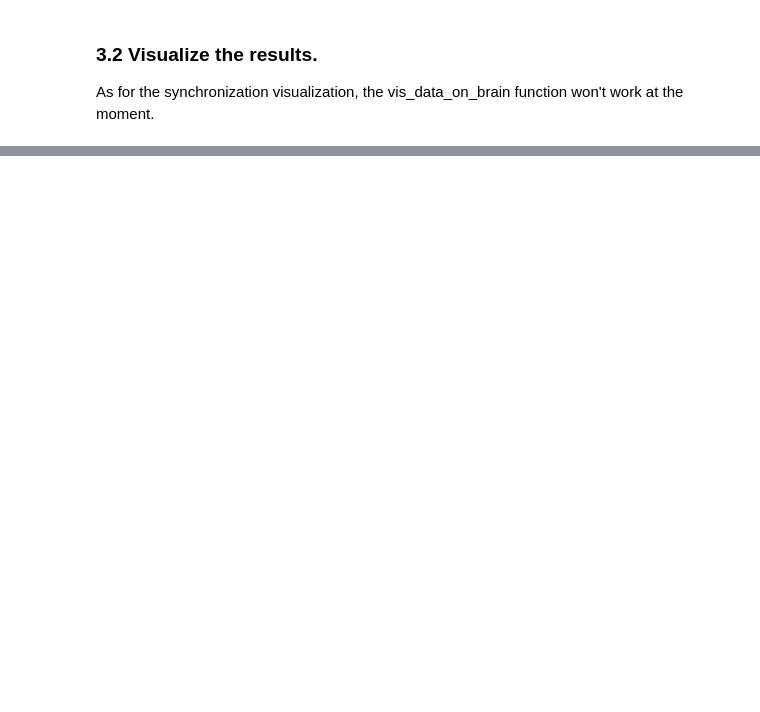
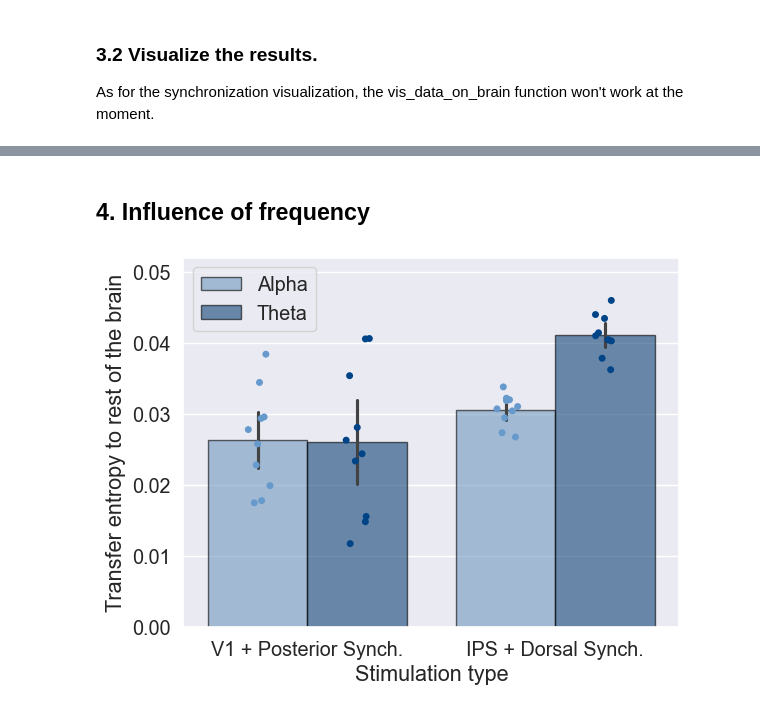
Before and after one commit to juliaericson/Information-Flow-In-Silico-Brain, a Jupyter notebook: Run simulation with Kuramoto.ipynb, the cells around one changed output, grey strips where cells are left out. Cells and saved outputs as stored; diff of their text form; code cells hidden in the pictures; blank space fills up the shorter version.

```diff
--- a/Run simulation with Kuramoto.ipynb
+++ b/Run simulation with Kuramoto.ipynb
@@ -560,0 +460,9 @@ stats.ttest_ind(t1, t2), stats.ttest_ind(t3, t4)
+# %%
+idx_maintenance = np.array([ 14,  15,  21,  22,  23,  24,  26,  29,  43,  44,  52,  53,  54, 55,  57,  59,  60,  61,  62,  63,  64,  65,  66,
+                             77,  78, 79, 81,  82,  83,  85,  86,  87,  88,  89,  90,  91,  93,  95,  96, 97,  98,  99, 114, 115, 122, 126, 127,
+                             137, 141, 149, 150, 151, 153, 155, 156, 157, 158, 159, 160, 161, 173, 174, 175, 176, 179, 181, 182, 183, 184, 185,
+                             186, 187, 188, 189, 190, 192, 196, 197, 198]) - 12
+
+idx_encoding = np.array([14,  23,  26,  40,  41,  42,  44,  50,  51,  53,  56,  58,  59, 63,  64,  65,  78, 100, 101, 102, 103, 104, 105, 106,
+                           107, 108, 109, 110, 111, 112, 113, 127, 128, 129, 130, 139, 140, 141, 147, 148, 149, 152, 153, 154, 157, 158, 159,
+                           160, 161, 174, 177, 184, 188, 199, 200, 201, 202, 203, 204, 205, 206, 207, 208, 209, 210, 211, 212, 213]) - 12
@@ -560,0 +505,43 @@ stats.ttest_ind(t1, t2), stats.ttest_ind(t3, t4)
+# %% [markdown]
+## 4. Influence of frequency
+# %%
+for s in range(1,11):
+
+    dTE_int1 = np.load('DataSimulation/EntropyTransfer/{}/{}_{}_6Hz.npy'.format('maintenance', 60-12, s))
+    dTE_int2 = np.load('DataSimulation/EntropyTransfer/{}/{}_{}_10Hz.npy'.format('maintenance', 60-12, s))
+
+    dTE_int3 = np.load('DataSimulation/EntropyTransfer/{}/{}_{}_6Hz.npy'.format('encoding', 111-12, s))
+    dTE_int4 = np.load('DataSimulation/EntropyTransfer/{}/{}_{}_10Hz.npy'.format('encoding', 111-12, s))
+
+    df1 = pd.DataFrame({'Transfer entropy to rest of the brain': np.mean(dTE_int1), 'Synchronization': ['Theta'], 'Stimulation type': ['IPS + Dorsal Synch.']})
+    df2 = pd.DataFrame({'Transfer entropy to rest of the brain': np.mean(dTE_int2), 'Synchronization': ['Alpha'], 'Stimulation type': ['IPS + Dorsal Synch.']})
+    df3 = pd.DataFrame({'Transfer entropy to rest of the brain': np.mean(dTE_int3), 'Synchronization': ['Theta'], 'Stimulation type': ['V1 + Posterior Synch.']})
+    df4 = pd.DataFrame({'Transfer entropy to rest of the brain': np.mean(dTE_int4), 'Synchronization': ['Alpha'], 'Stimulation type': ['V1 + Posterior Synch.']})
+
+    if s == 1:
+        df = pd.concat([df4, df3, df2, df1])
+    else:
+        df = pd.concat([df,df4, df3, df2, df1])
+
+sns.set(font_scale=1.3)
+ax = sns.barplot(x = 'Stimulation type',
+            y = 'Transfer entropy to rest of the brain',
+            hue = 'Synchronization',
+            data = df,
+            palette = ['#6699CC', '#004488'],
+            alpha = 0.6,
+            edgecolor="black")
+
+sns.stripplot(
+    x='Stimulation type',
+    y='Transfer entropy to rest of the brain',
+    hue='Synchronization',
+    data=df, dodge=True, palette = ['#6699CC', '#004488'], ax=ax, edgecolor="black"
+)
+
+plt.ylim(0,0.052)
+handles, labels = ax.get_legend_handles_labels()
+ax.legend(handles[:2], labels[:2])
+plt.show()
+# %% [output]
+[figure, added]
```
Also changed, not shown: parts of 39 cells of this notebook.
